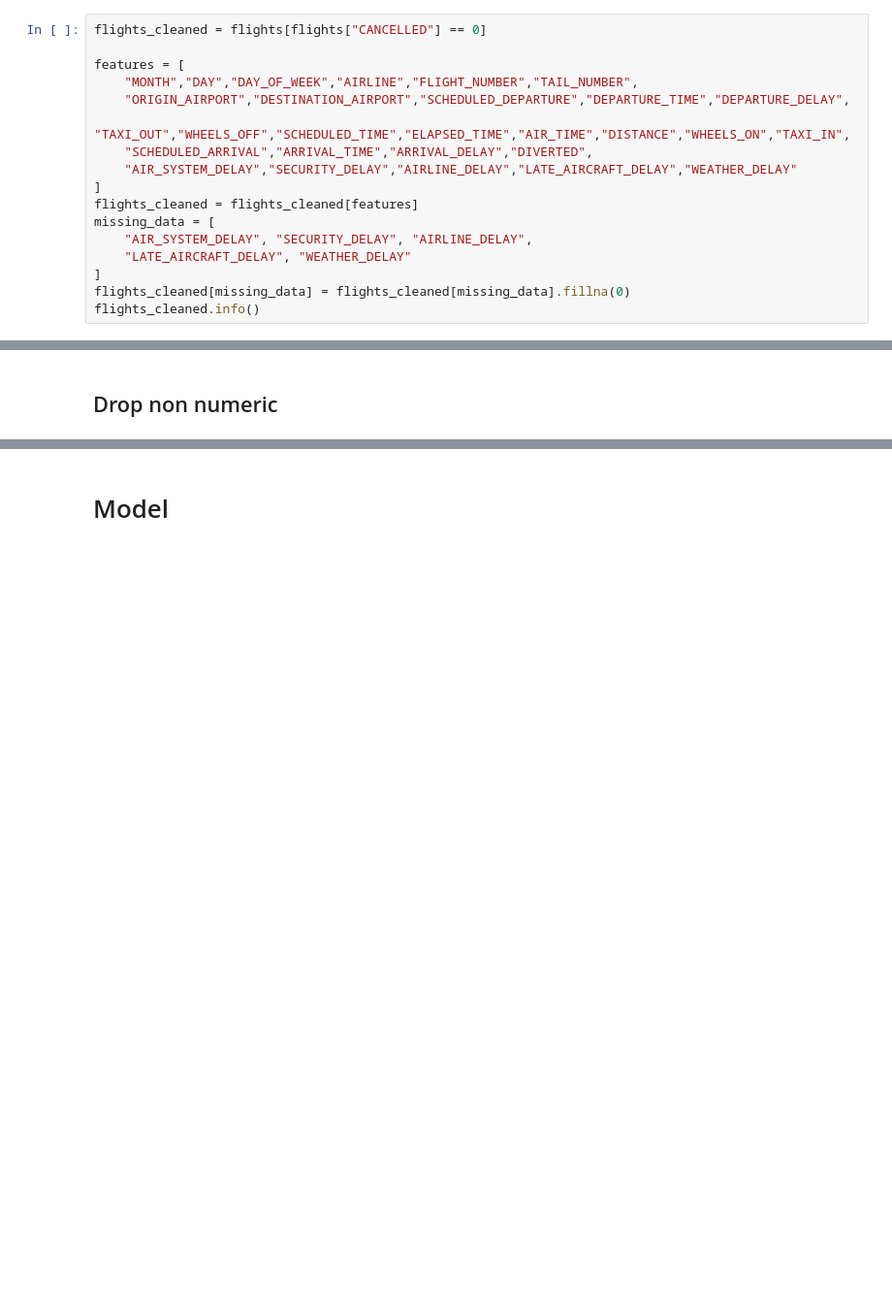
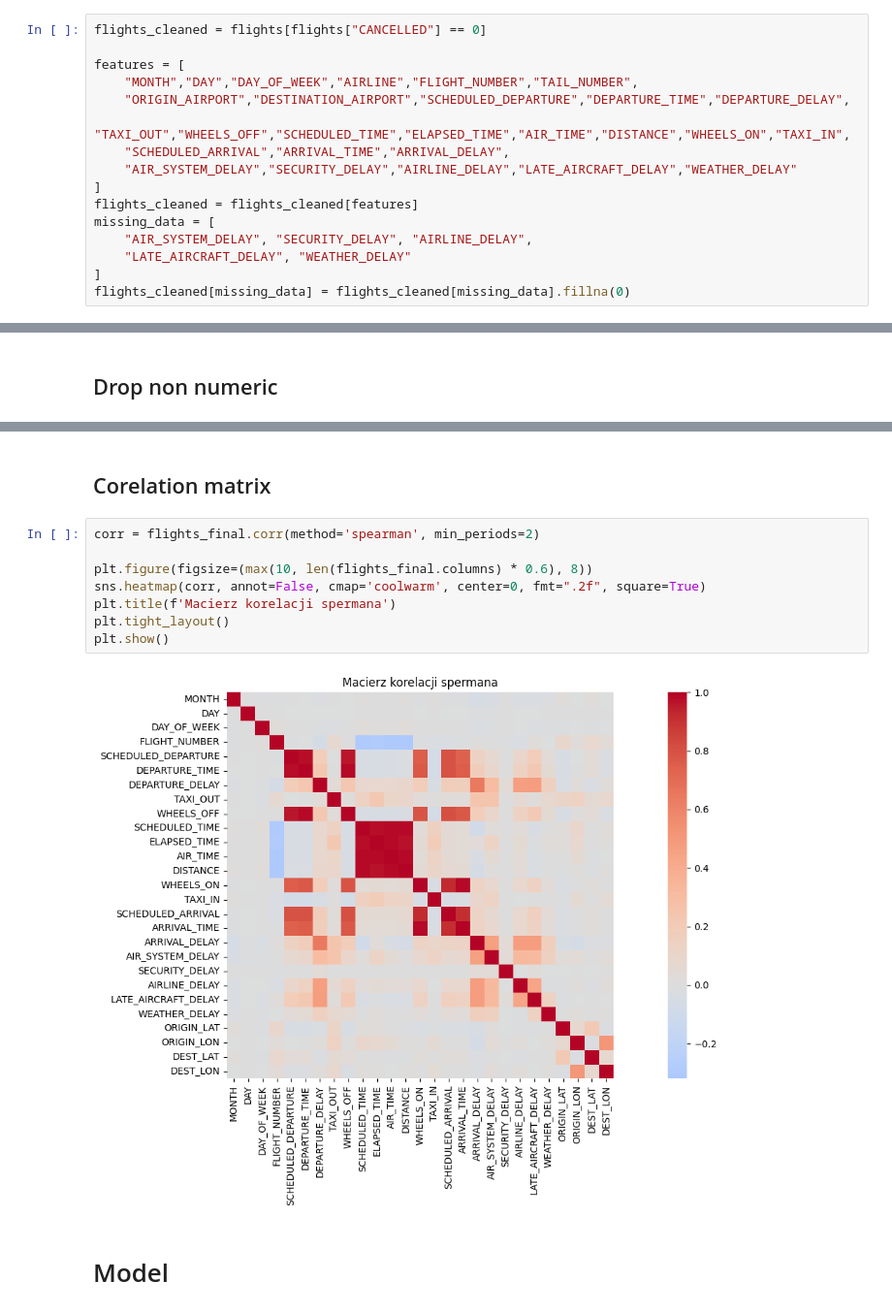
Before and after one commit to Grochman/flight_data_exploration, a Jupyter notebook: delay_time_prediction.ipynb, the cells around one changed output, grey strips where cells are left out. Shown at 97% size. Saved outputs shown, nothing was run; the diff lists cells and outputs as text; blank space fills up the shorter version.

Commit message:
corelation matrix, auto architecture lib change

```diff
--- a/delay_time_prediction.ipynb
+++ b/delay_time_prediction.ipynb
@@ -56,7 +56,7 @@ features = [
     "MONTH","DAY","DAY_OF_WEEK","AIRLINE","FLIGHT_NUMBER","TAIL_NUMBER",
     "ORIGIN_AIRPORT","DESTINATION_AIRPORT","SCHEDULED_DEPARTURE","DEPARTURE_TIME","DEPARTURE_DELAY",
     "TAXI_OUT","WHEELS_OFF","SCHEDULED_TIME","ELAPSED_TIME","AIR_TIME","DISTANCE","WHEELS_ON","TAXI_IN",
-    "SCHEDULED_ARRIVAL","ARRIVAL_TIME","ARRIVAL_DELAY","DIVERTED",
+    "SCHEDULED_ARRIVAL","ARRIVAL_TIME","ARRIVAL_DELAY",
     "AIR_SYSTEM_DELAY","SECURITY_DELAY","AIRLINE_DELAY","LATE_AIRCRAFT_DELAY","WEATHER_DELAY"
 ]
 flights_cleaned = flights_cleaned[features]
@@ -65,4 +65,3 @@ missing_data = [
     "LATE_AIRCRAFT_DELAY", "WEATHER_DELAY"
 ]
 flights_cleaned[missing_data] = flights_cleaned[missing_data].fillna(0)
-flights_cleaned.info()
@@ -126,3 +107,15 @@ flights_final = flights_enhanced.drop(columns=categorical)
+# %% [markdown]
+## Corelation matrix
+# %%
+corr = flights_final.corr(method='spearman', min_periods=2)
+
+plt.figure(figsize=(max(10, len(flights_final.columns) * 0.6), 8))
+sns.heatmap(corr, annot=False, cmap='coolwarm', center=0, fmt=".2f", square=True)
+plt.title(f'Macierz korelacji spermana')
+plt.tight_layout()
+plt.show()
+# %% [output]
+[figure, added]
 # %% [markdown]
 # Model
 # %% [markdown]
```
Also changed, not shown: parts of 15 cells of this notebook.
